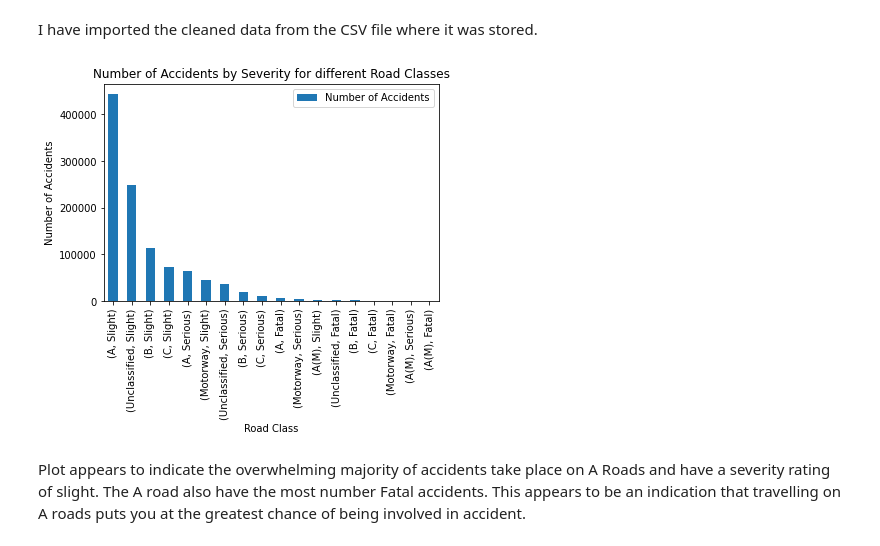
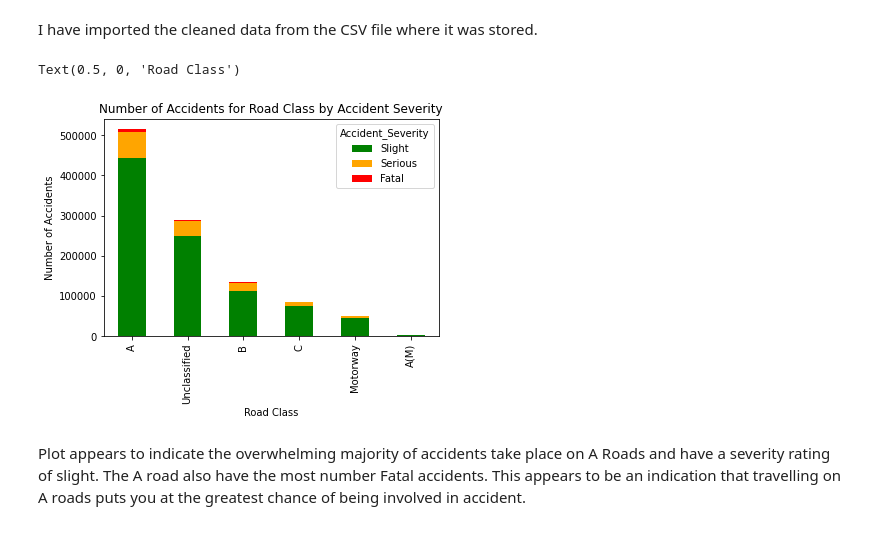
Before and after one commit to Garywtne/Team_Project_One, a Jupyter notebook: Data_Exploration.ipynb, the cells around one changed output. Cells and saved outputs as stored; diff of their text form; code cells hidden in the pictures.

```diff
--- a/Data_Exploration.ipynb
+++ b/Data_Exploration.ipynb
@@ -41,33 +41,22 @@ Index(['Unnamed: 0', 'Accident_Index', '1st_Road_Class', 'Accident_Severity',
 1077653 rows × 33 columns
 # %% [markdown]
 I have imported the cleaned data from the CSV file where it was stored.
-# %%
-# Group by the Road Class into new DataFrame
-class_group = accidents_df.groupby("1st_Road_Class")
-
-# Count the different accident severity types by the road_class group
-class_severity_count = class_group["Accident_Severity"].value_counts()
-
-# Create a DataFrame to plot
-road_class_df = pd.DataFrame({"Accident Severity": class_severity_count})
-
-# Sort the DataFrame by Largest to smallest number of Accidents
-road_class_df = road_class_df.sort_values("Accident Severity", ascending=False)
-
-# Rename the Accident Severity to Number of Accidents column as it is a count.
-road_class_df = road_class_df.rename(columns={"Accident Severity":"Number of Accidents"})
-
-# Plot the DataFrame as bar plot
-road_class_df.plot(kind="bar")
-
-# Plot Title and Axis Labels
-plt.title("Number of Accidents by Severity for different Road Classes")
-plt.xlabel("Road Class")
-plt.ylabel("Number of Accidents")
-
-# Show the resulting DataFrame
-plt.show()
-# %% [output]
-[figure, removed]
+# %%
+class_group = accidents_df.groupby(["1st_Road_Class","Accident_Severity"])
+
+class_group_count = class_group["Accident_Severity"].count().unstack()
+
+class_group_count = class_group_count.sort_values(by=["Fatal","Serious","Slight"], ascending=False)
+
+class_group_count = class_group_count[["Slight","Serious","Fatal"]]
+
+class_group_count.plot.bar(stacked=True, color={"Fatal": "red", "Serious": "orange", "Slight":"green"})
+
+plt.title("Number of Accidents for Road Class by Accident Severity")
+plt.ylabel("Number of Accidents")
+plt.xlabel("Road Class")
+# %% [output]
+Text(0.5, 0, 'Road Class')
+[figure, added]
 # %% [markdown]
 Plot appears to indicate the overwhelming majority of accidents take place on A Roads and have a severity rating of slight. The A road also have the most number Fatal accidents. This appears to be an indication that travelling on A roads puts you at the greatest chance of being involved in accident.
```
Also changed, not shown: parts of 5 cells of this notebook, 2 other files.
